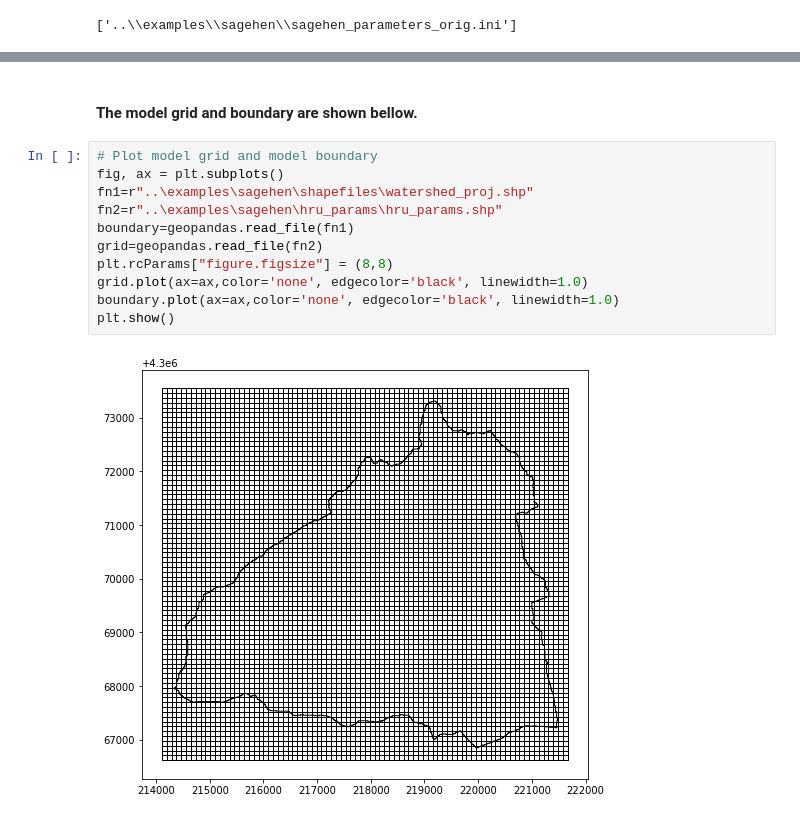
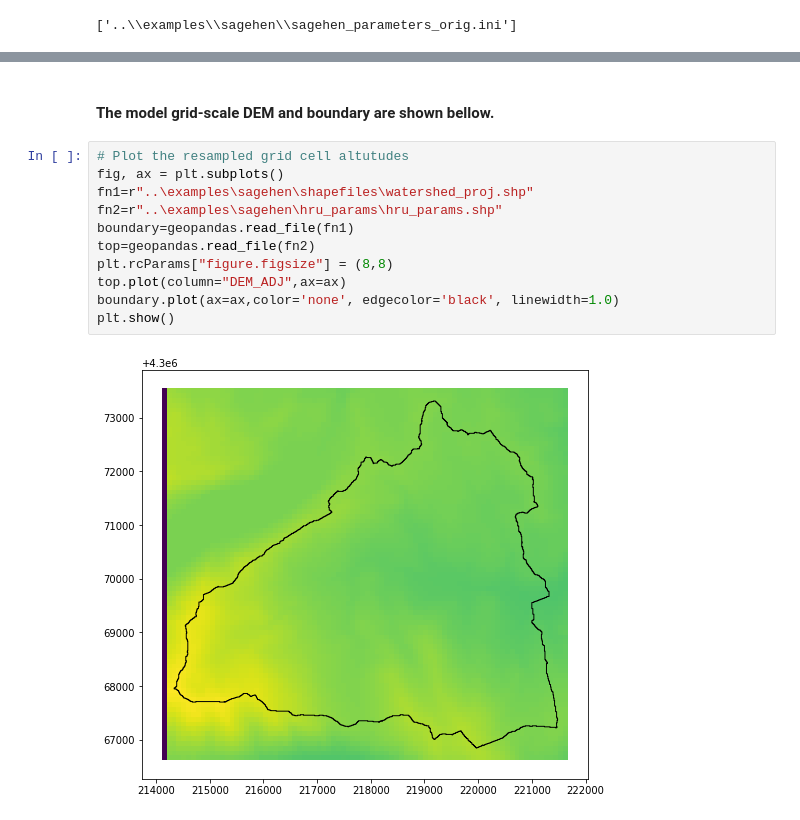
Before and after one commit to rniswon/gsflowID2447_classrepo, a Jupyter notebook: exercises/saghen_prms/notebook/dem_parameters.ipynb, the cells around one changed output, grey strips where cells are left out. Saved outputs shown, nothing was run; the diff lists cells and outputs as text.

```diff
--- a/exercises/saghen_prms/notebook/dem_parameters.ipynb
+++ b/exercises/saghen_prms/notebook/dem_parameters.ipynb
@@ -69,15 +81,15 @@ os.system(cmd)
 # %% [markdown]
-#### The model grid and boundary are shown bellow.
+#### The model grid-scale DEM and boundary are shown bellow.
 # %%
-# Plot model grid and model boundary
+# Plot the resampled grid cell altutudes
 fig, ax = plt.subplots()
 fn1=r"..\examples\sagehen\shapefiles\watershed_proj.shp"
 fn2=r"..\examples\sagehen\hru_params\hru_params.shp"
 boundary=geopandas.read_file(fn1)
-grid=geopandas.read_file(fn2)
+top=geopandas.read_file(fn2)
 plt.rcParams["figure.figsize"] = (8,8)
-grid.plot(ax=ax,color='none', edgecolor='black', linewidth=1.0)
+top.plot(column="DEM_ADJ",ax=ax)
 boundary.plot(ax=ax,color='none', edgecolor='black', linewidth=1.0)
 plt.show()
 # %% [output]
-[figure, old version]
+[figure, new version]
```
Also changed, not shown: parts of 8 cells of this notebook, 3 other files.
